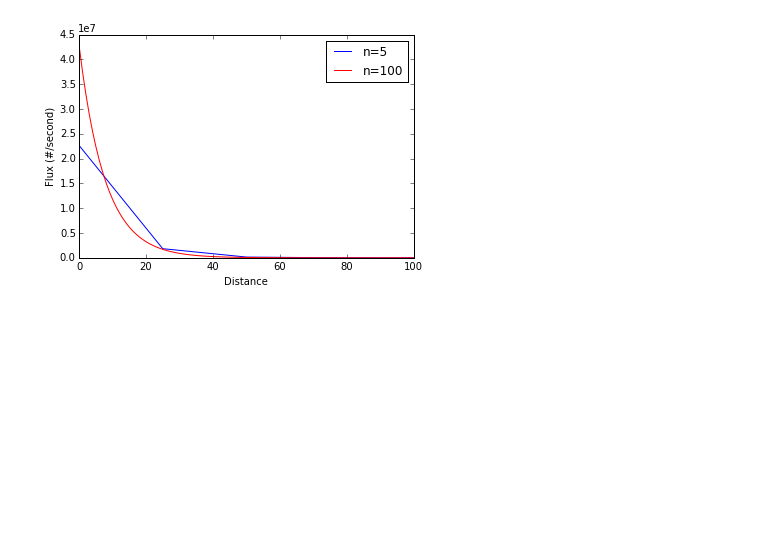
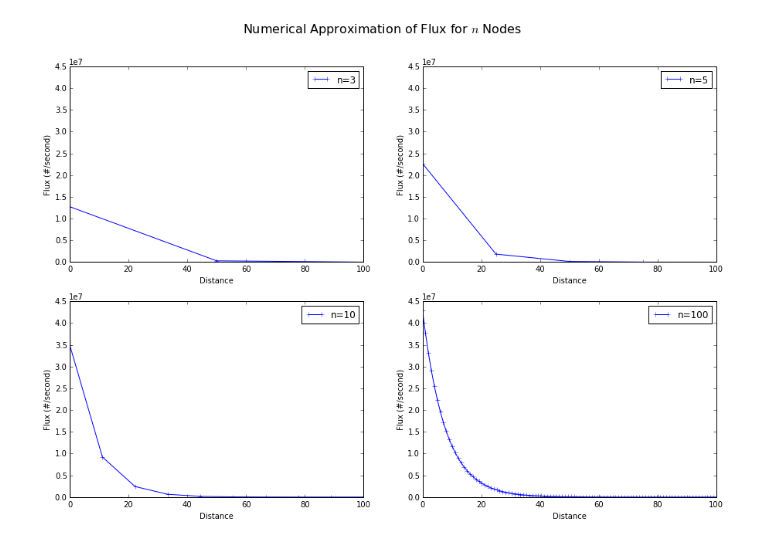
Before and after one commit to piovere/470-project-1, a Jupyter notebook: Project1.ipynb, the cells around one changed output. Drawn from its saved outputs; the diff is of its cells as text; code cells hidden in the pictures; blank space fills up the shorter version.

Commit message:
Better graphs

```diff
--- a/Project1.ipynb
+++ b/Project1.ipynb
@@ -32,21 +32,42 @@ def flux(nodes=5, geometry="cartesian", D=9.0, w=10.0, sigma=0.15):
 %matplotlib inline
 # %%
 import matplotlib.pyplot as plt
+fig_size = []
+fig_size.append(15)
+fig_size.append(10)
+plt.rcParams["figure.figsize"] = fig_size
 # %%
 W = 100
 def x(n):
     return np.linspace(0, W, n)
 
-plt.figure(1)
+fig = plt.figure(1)
+plt.suptitle("Numerical Approximation of Flux for $n$ Nodes", size=16)
 
-plt.subplot(111)
-plt.plot(x(5), flux(nodes=5, w=W), 'b', label="n=5")
-plt.plot(x(100), flux(nodes=100, w=W), 'r', label="n=100")
-# plt.plot(x(1000), flux(nodes=1000, w=W), 'g', label="n=1000")
+a = plt.subplot(221)
+plt.plot(x(3), flux(nodes=3, w=W), 'b-+', label="n=3")
+plt.legend(loc='upper right')
+plt.xlabel('Distance')
+plt.ylabel('Flux (#/second)')
+
+b = plt.subplot(222, sharey=a)
+plt.plot(x(5), flux(nodes=5, w=W), 'b-+', label="n=5")
+plt.legend(loc='upper right')
+plt.ylabel('Flux (#/second)')
+plt.xlabel('Distance')
+
+c = plt.subplot(224, sharey=a)
+plt.plot(x(100), flux(nodes=100, w=W), 'b-+', label="n=100")
+plt.legend(loc='upper right')
+plt.ylabel('Flux (#/second)')
+plt.xlabel('Distance')
+
+d = plt.subplot(223, sharey=a)
+plt.plot(x(10), flux(nodes=10, w=W), 'b-+', label="n=10")
 plt.legend(loc='upper right')
 plt.ylabel('Flux (#/second)')
 plt.xlabel('Distance')
 
 plt.show()
 # %% [output]
-[figure, old version]
+[figure, new version]
```
